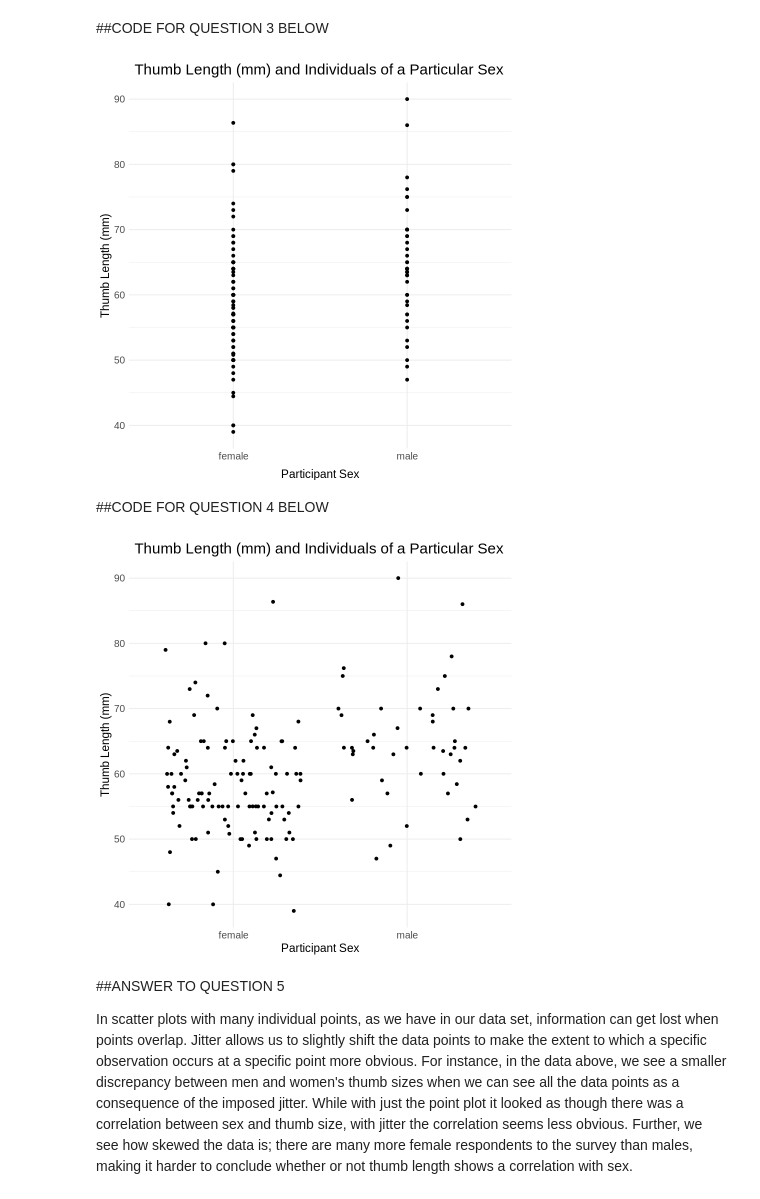
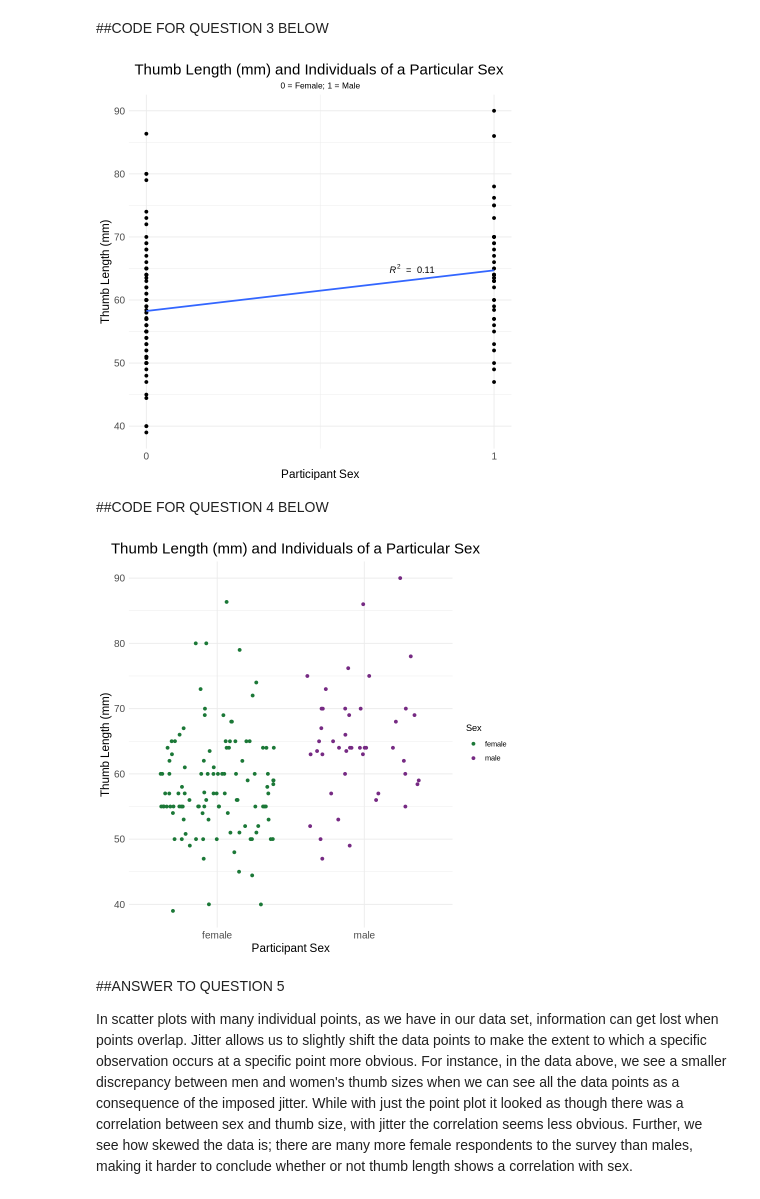
Before and after one commit to KyleSprague/DCS_210, a Jupyter notebook: Project_4.ipynb, the cells around one changed output. Saved outputs shown, nothing was run; the diff lists cells and outputs as text; code cells hidden in the pictures.

```diff
--- a/Project_4.ipynb
+++ b/Project_4.ipynb
@@ -101,17 +163,23 @@ gf_histogram(~Thumb, data = Fingers, color = ~Sex) %>%
 # %% [markdown]
 ##CODE FOR QUESTION 3 BELOW
 # %%
-gf_point(Thumb ~ Sex, data = Fingers) %>%
+
+gf_point(Thumb ~ Sex, data = Fingers_New) %>%
     gf_theme(theme_minimal()) %>%
   gf_labs(title = "Thumb Length (mm) and Individuals of a Particular Sex",
-    y= "Thumb Length (mm)", x = "Participant Sex") %>%
+    y= "Thumb Length (mm)", x = "Participant Sex", subtitle = "0 = Female; 1 = Male") %>%
   gf_theme(plot.title = element_text(size= 18, hjust = 0.4),
-    axis.text = element_text(size = 12),
+  plot.subtitle = element_text(size = 10, hjust = 0.5),
+  axis.text = element_text(size = 12),
   axis.title = element_text(size = 14),
   axis.title.x = element_text(vjust = -1),
-  axis.title.y = element_text(vjust = 1))
+  axis.title.y = element_text(vjust = 1)) %>%
+  gf_smooth(method = lm) +
+  stat_regline_equation(label.y = 65, label.x = 0.7, aes(label = ..rr.label..)) +
+  scale_x_continuous(breaks = seq(0,1))
 
 
+#formatting for regression line eq: https://www.roelpeters.be/how-to-add-a-regression-equation-and-r-squared-in-ggplot2/
 
 
 #Fingers %>%
@@ -121,24 +189,30 @@ gf_point(Thumb ~ Sex, data = Fingers) %>%
 #  labs(x= "Thumb Length (mm)", y = "Participant Sex") +
 #  theme_minimal()
 # %% [output]
-[figure, old version]
+[figure, new version]
 # %% [markdown]
 ##CODE FOR QUESTION 4 BELOW
 # %%
-gf_jitter(Thumb ~ Sex, data = Fingers, color ~ Sex == "male") %>%
-gf_refine(scale_color_manual(name = 'Male and Female', values = setNames(c('#d95foe','#2c7fb8'),c(T, F)))) %>%
+gf_jitter(Thumb ~ Sex, data = Fingers, color= ~Sex) %>%
+ gf_refine(scale_color_manual(values = c("#1b7837", "#762a83"))) %>%
     gf_theme(theme_minimal()) %>%
   gf_labs(title = "Thumb Length (mm) and Individuals of a Particular Sex",
     y= "Thumb Length (mm)", x = "Participant Sex") %>%
   gf_theme(plot.title = element_text(size= 18, hjust = 0.4),
     axis.text = element_text(size = 12),
   axis.title = element_text(size = 14))
+  #gf_smooth(method = lm)
+  #stat_regline_equation(label.y = 71, label.x = 82, aes(label = ..rr.label..))
+
+
+
+#formatting for regression line eq: https://www.roelpeters.be/how-to-add-a-regression-equation-and-r-squared-in-ggplot2/
 
 #COME BACK AND ADD COLOR TO SCATTER POINTS
 
 #idea for color grouping based on https://stackoverflow.com/questions/11838278/plot-with-conditional-colors-based-on-values-in-r
 # %% [output]
-[figure, old version]
+[figure, new version]
 # %% [markdown]
 ##ANSWER TO QUESTION 5
 
```
Also changed, not shown: parts of 18 cells of this notebook.
